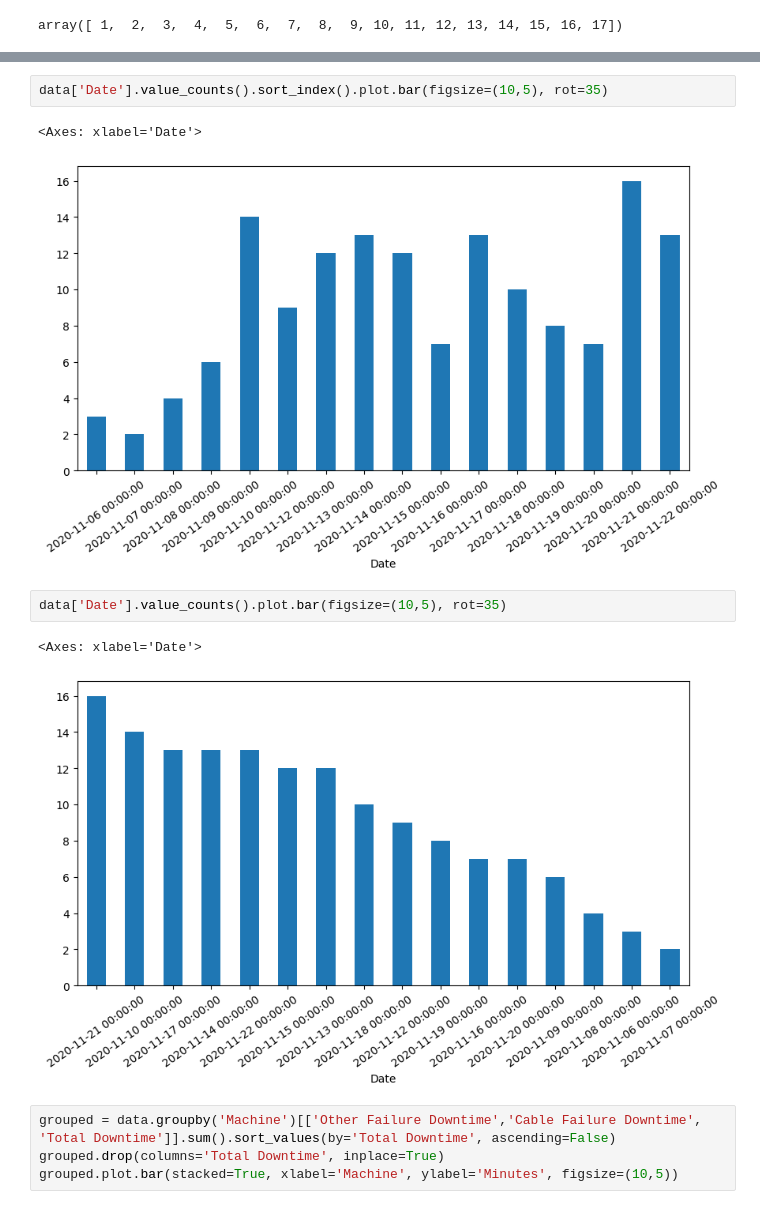
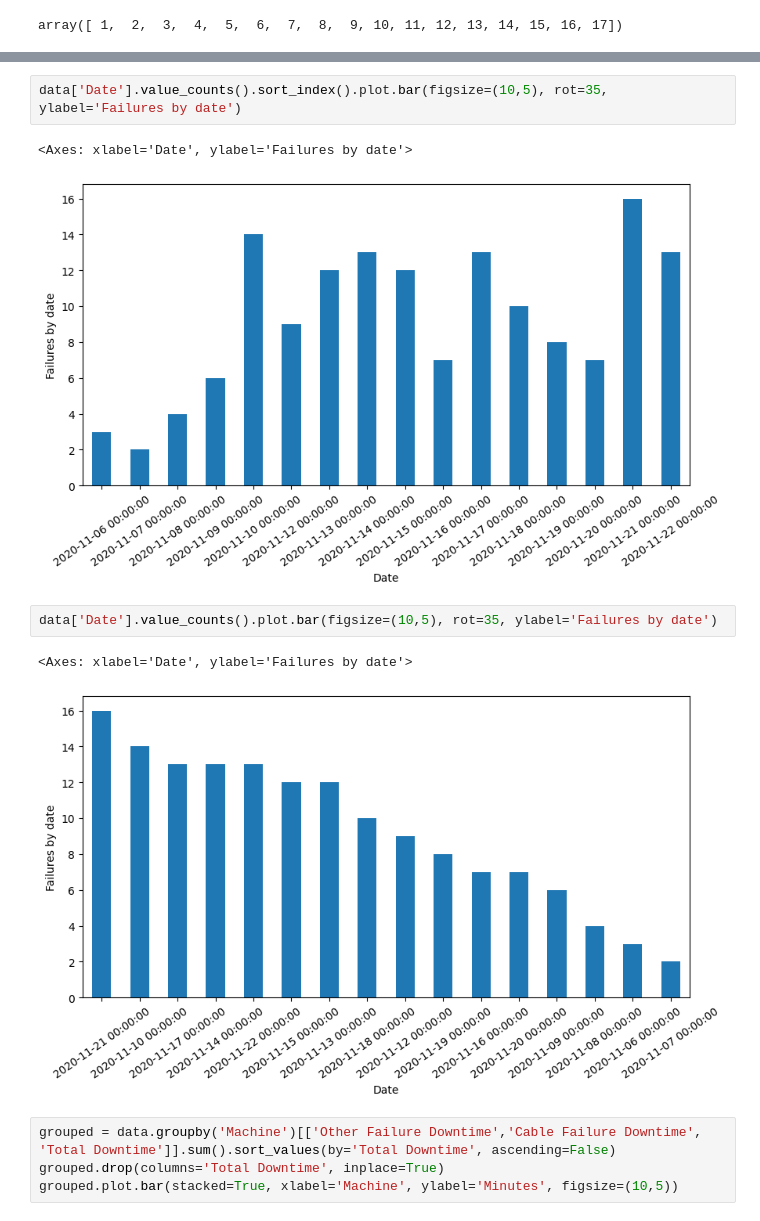
Before and after one commit to nekitnavr/DAproject, a Jupyter notebook: Copper_wire.ipynb, the cells around one changed output, grey strips where cells are left out. Cells and saved outputs as stored; diff of their text form.

```diff
--- a/Copper_wire.ipynb
+++ b/Copper_wire.ipynb
@@ -80,13 +89,13 @@ array([ 1,  2,  3,  4,  5,  6,  7,  8,  9, 10, 11, 12, 13, 14, 15, 16, 17])
 # %%
-data['Date'].value_counts().sort_index().plot.bar(figsize=(10,5), rot=35)
+data['Date'].value_counts().sort_index().plot.bar(figsize=(10,5), rot=35, ylabel='Failures by date')
 # %% [output]
-<Axes: xlabel='Date'>
+<Axes: xlabel='Date', ylabel='Failures by date'>
-[figure, old version]
+[figure, new version]
 # %%
-data['Date'].value_counts().plot.bar(figsize=(10,5), rot=35)
+data['Date'].value_counts().plot.bar(figsize=(10,5), rot=35, ylabel='Failures by date')
 # %% [output]
-<Axes: xlabel='Date'>
+<Axes: xlabel='Date', ylabel='Failures by date'>
-[figure, old version]
+[figure, new version]
 # %%
 grouped = data.groupby('Machine')[['Other Failure Downtime','Cable Failure Downtime', 'Total Downtime']].sum().sort_values(by='Total Downtime', ascending=False)
 grouped.drop(columns='Total Downtime', inplace=True)
```
Also changed, not shown: parts of 14 cells of this notebook.
